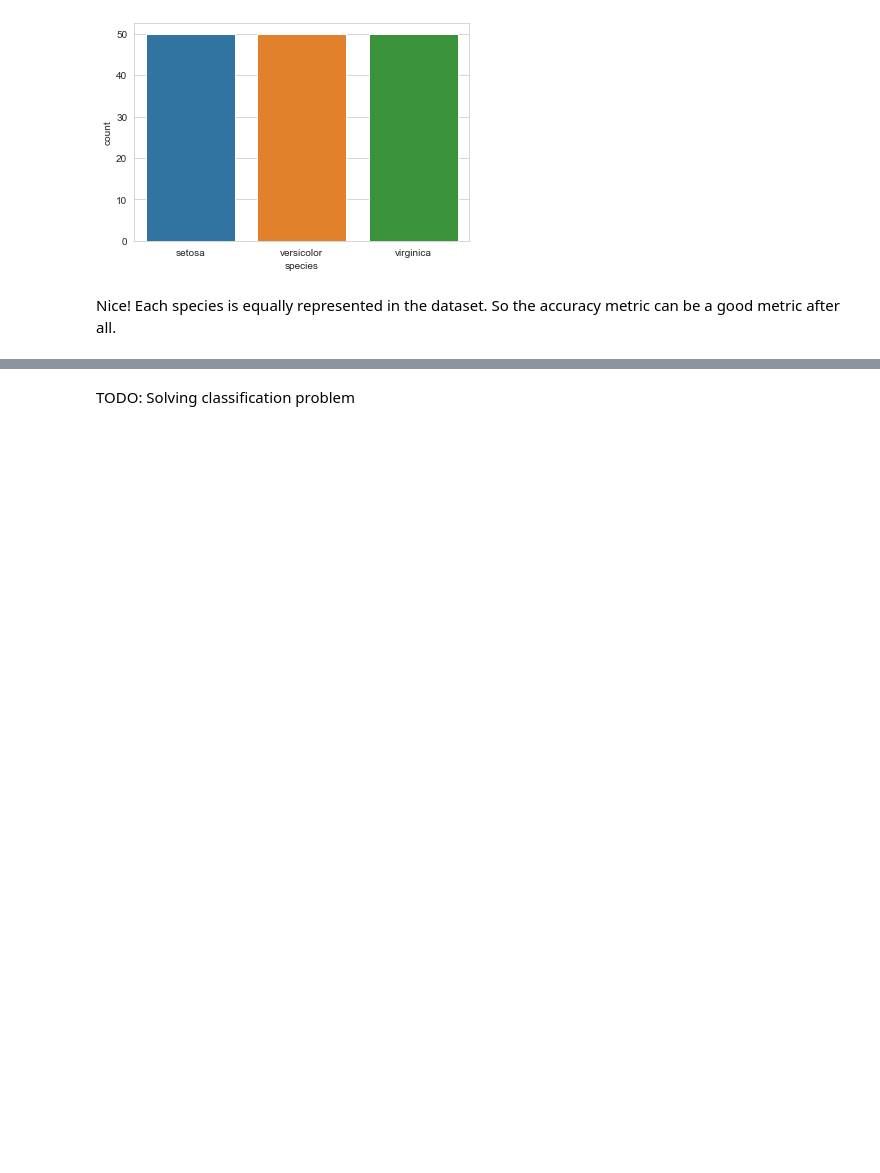
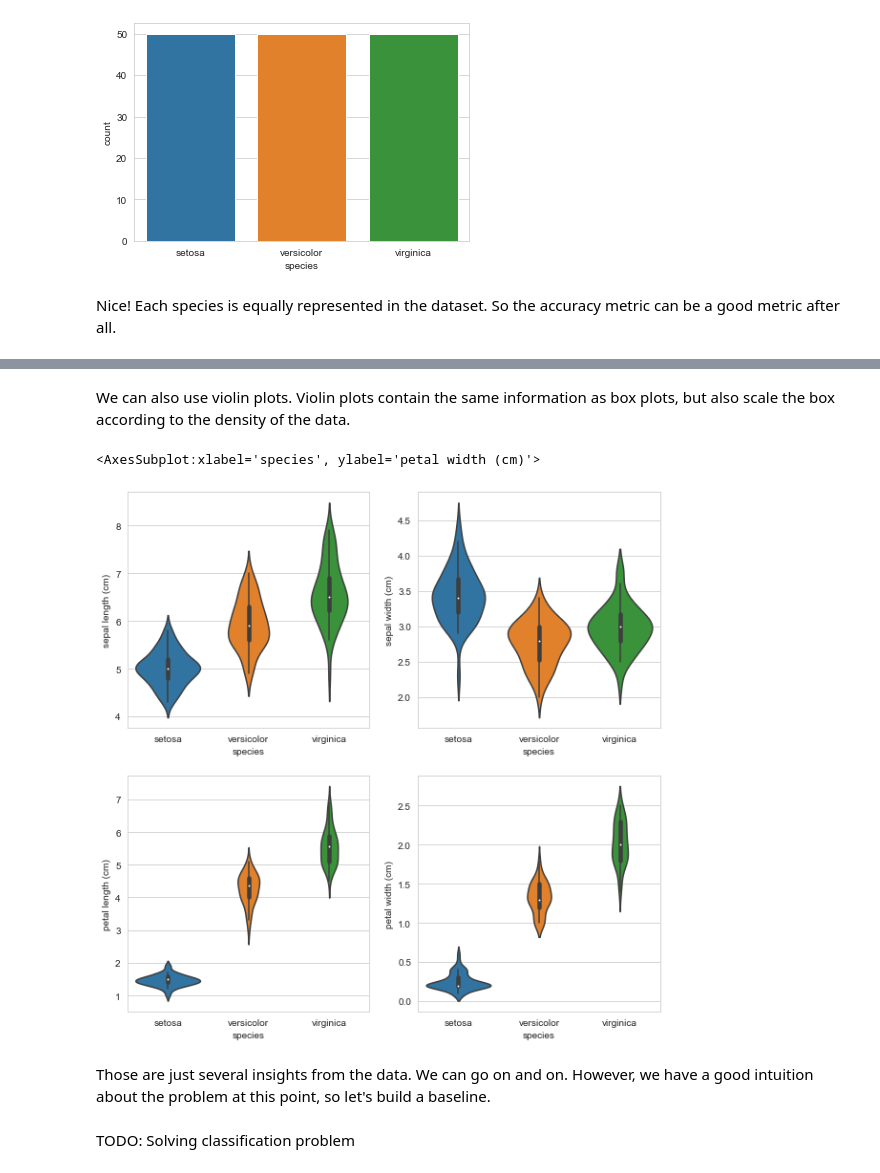
Before and after one commit to strvcom/ds-academy, a Jupyter notebook: lectures/01_lecture/motivational_example.ipynb, the cells around one changed output, grey strips where cells are left out. Cells and saved outputs as stored; diff of their text form; code cells hidden in the pictures; blank space fills up the shorter version.

```diff
--- a/lectures/01_lecture/motivational_example.ipynb
+++ b/lectures/01_lecture/motivational_example.ipynb
@@ -140,3 +187,17 @@ TODO: EDA
+# %% [markdown]
+We can also use violin plots. Violin plots contain the same information as box plots, but also scale the box according to the density of the data.
+# %%
+_, axes = plt.subplots(2, 2, figsize=(10, 10))
+
+sns.violinplot(data=data_df, y="sepal length (cm)", x="species", ax=axes[0][0])
+sns.violinplot(data=data_df, y="sepal width (cm)", x="species", ax=axes[0][1])
+sns.violinplot(data=data_df, y="petal length (cm)", x="species", ax=axes[1][0])
+sns.violinplot(data=data_df, y="petal width (cm)", x="species", ax=axes[1][1])
+# %% [output]
+<AxesSubplot:xlabel='species', ylabel='petal width (cm)'>
+[figure, added]
+# %% [markdown]
+Those are just several insights from the data. We can go on and on. However, we have a good intuition about the problem at this point, so let's build a baseline.
 # %% [markdown]
 TODO: Solving classification problem
 # %% [markdown]
```
Also changed, not shown: parts of 10 cells of this notebook.
